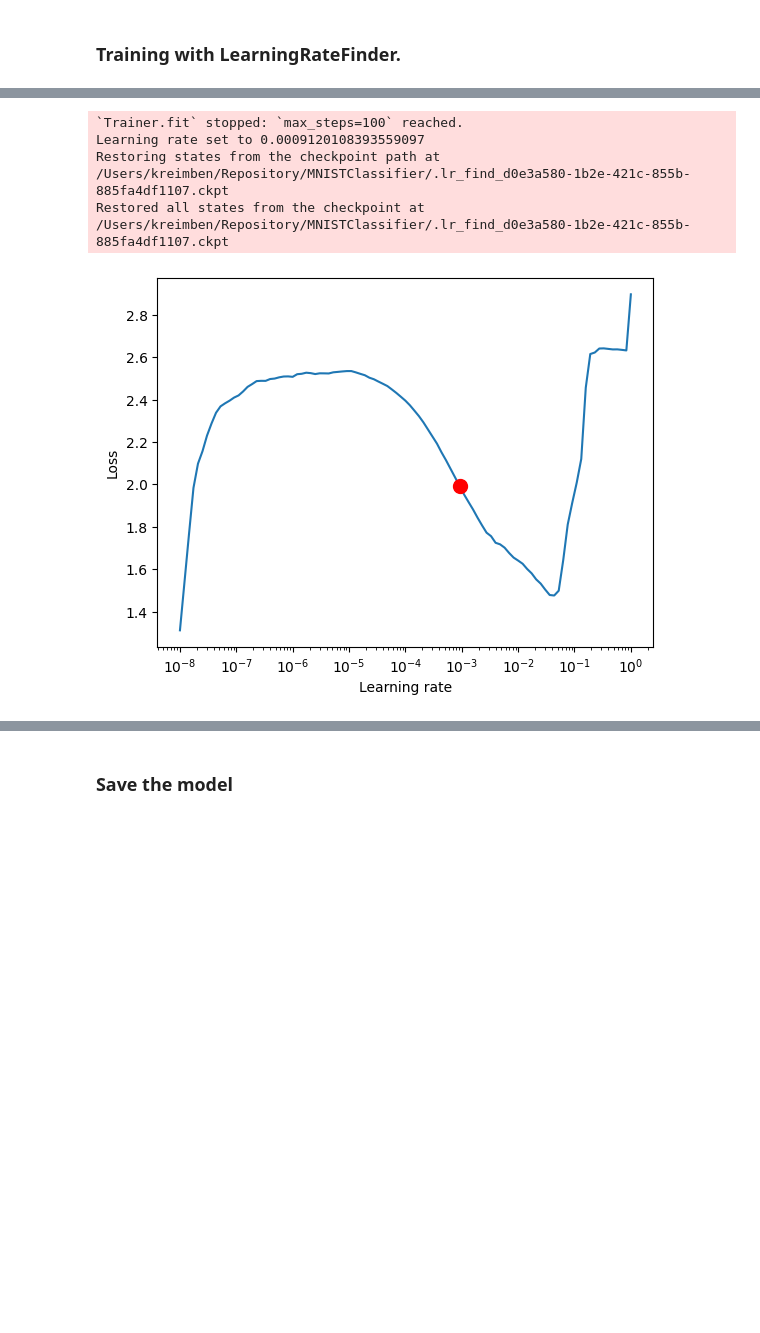
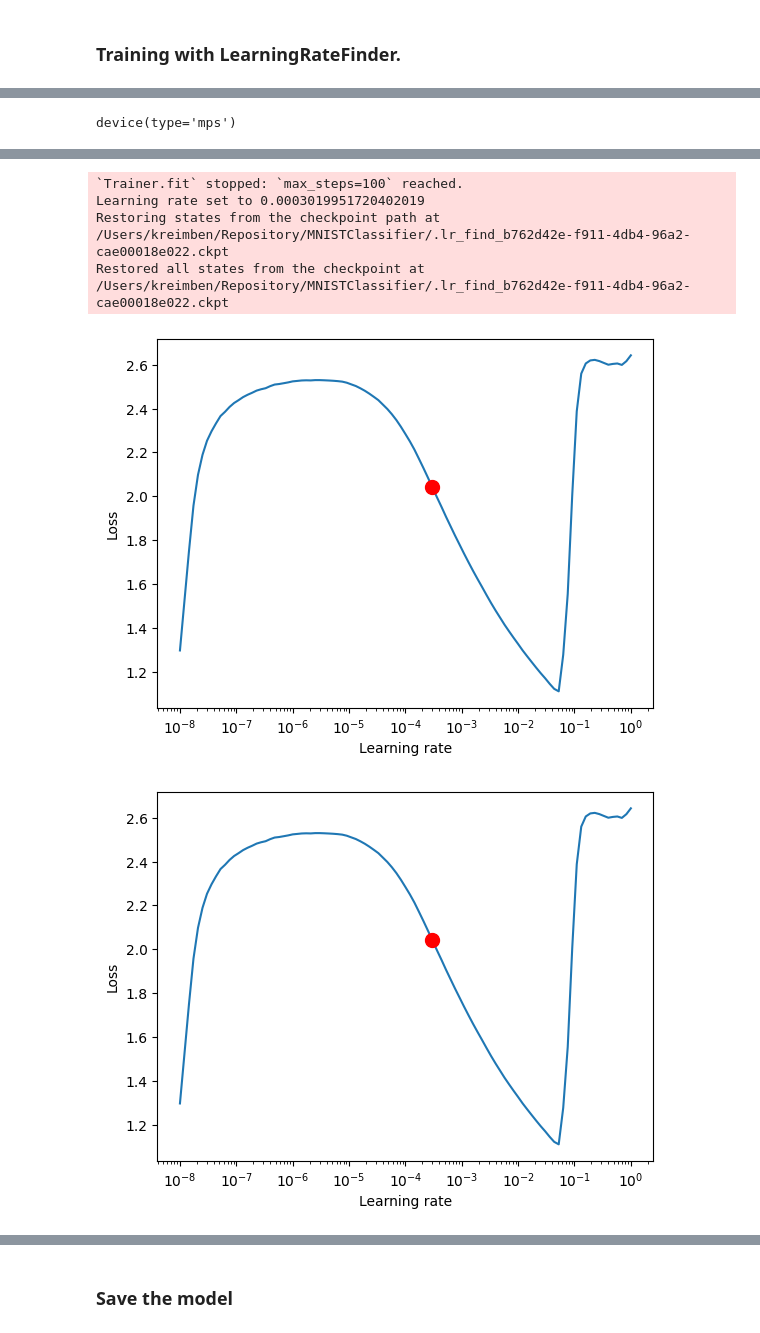
Before and after one commit to kreimben/MNISTClassifier, a Jupyter notebook: main.ipynb, the cells around one changed output, grey strips where cells are left out. Cells and saved outputs as stored; diff of their text form; code cells hidden in the pictures; blank space fills up the shorter version.

```diff
--- a/main.ipynb
+++ b/main.ipynb
@@ -74,8 +63,10 @@ checkpoint_callback = ModelCheckpoint(
+# %%
+device = torch.device('cuda' if torch.cuda.is_available() else 'mps' if torch.backends.mps.is_available() else 'cpu')
+torch.set_default_device(device)
 # %%
-trainer = L.Trainer(max_epochs=20, callbacks=[
-    EarlyStopping(monitor="val_acc", min_delta=0.0001),
-    checkpoint_callback,
-], accelerator='cpu')
+trainer = L.Trainer(
+    max_epochs=20,
+    callbacks=[EarlyStopping(monitor="val_loss", min_delta=1e-2, patience=3, verbose=True, mode='min')],
+)
 tuner = Tuner(trainer)
-model = ResNet(block=ResidualBlock, layers=[3, 4, 6, 3], grayscale=True)
 # %% [output]
@@ -87 +77,7 @@ HPU available: False, using: 0 HPUs
 /Users/kreimben/Repository/MNISTClassifier/venv/lib/python3.10/site-packages/lightning/pytorch/trainer/connectors/logger_connector/logger_connector.py:75: Starting from v1.9.0, `tensorboardX` has been ...
+# %%
+model = ResNet(block=ResidualBlock, layers=[3, 4, 6, 3], device=device.type)
+model.to(device)
+device
+# %% [output]
+device(type='mps')
@@ -88,9 +86,5 @@ HPU available: False, using: 0 HPUs
 # %%
 lr_finder = tuner.lr_find(model)
 
-lr_finder.plot(suggest=True)
-
-new_lr = lr_finder.suggestion()
-
-model.hparams.learning_rate = new_lr
+# lr_finder.plot(suggest=True)
 # %% [output]
@@ -100,5 +93,6 @@ model.hparams.learning_rate = new_lr
 `Trainer.fit` stopped: `max_steps=100` reached.
-Learning rate set to 0.0009120108393559097
-Restoring states from the checkpoint path at /Users/kreimben/Repository/MNISTClassifier/.lr_find_d0e3a580-1b2e-421c-855b-885fa4df1107.ckpt
-Restored all states from the checkpoint at /Users/kreimben/Repository/MNISTClassifier/.lr_find_d0e3a580-1b2e-421c-855b-885fa4df1107.ckpt
+Learning rate set to 0.0003019951720402019
+Restoring states from the checkpoint path at /Users/kreimben/Repository/MNISTClassifier/.lr_find_b762d42e-f911-4db4-96a2-cae00018e022.ckpt
+Restored all states from the checkpoint at /Users/kreimben/Repository/MNISTClassifier/.lr_find_b762d42e-f911-4db4-96a2-cae00018e022.ckpt
-[figure, old version]
+[figure, new version]
+[figure, added]
```
Also changed, not shown: parts of 27 cells of this notebook, 1 other file.
